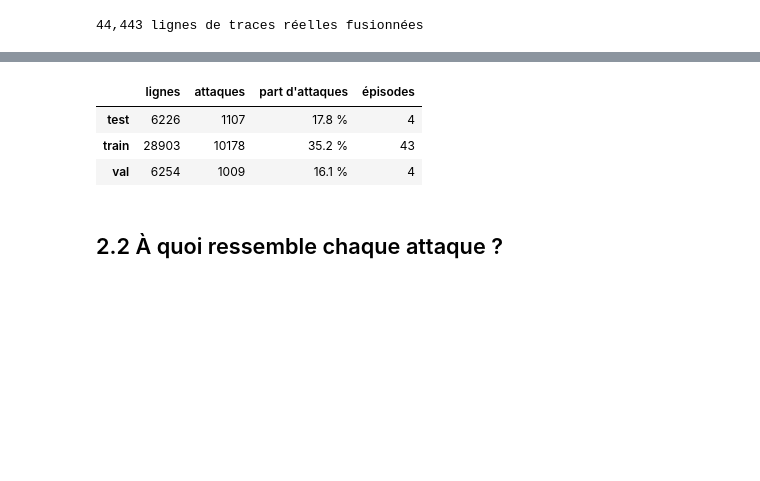
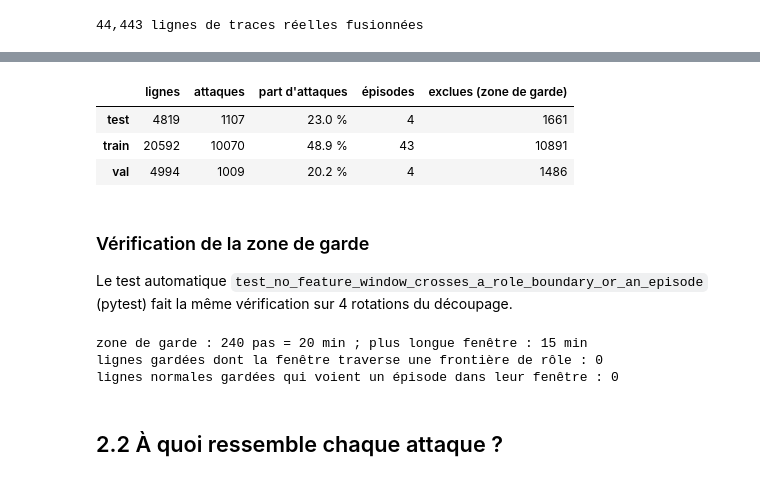
Before and after one commit to meriem135/surveillance-produits-pharmaceutiques, a Jupyter notebook: notebook/transmission/02_injection_attaques.ipynb, the cells around one changed output, grey strips where cells are left out. Drawn from its saved outputs; the diff is of its cells as text; code cells hidden in the pictures; blank space fills up the shorter version.

```diff
--- a/notebook/transmission/02_injection_attaques.ipynb
+++ b/notebook/transmission/02_injection_attaques.ipynb
@@ -99,18 +106,44 @@ plan[["name", "sensor", "kind", "param", "split", "début", "durée (min)"]]
 # %%
 df = tr.inject(base, episodes, rng, run=0)
-# Le découpage train/val/test n'est PLUS stocké dans le dataset : on le recalcule ici
+# Le découpage train/val/test n'est PAS stocké dans le dataset : on le recalcule ici
 # (non aléatoire, 70/15/15, par blocs d'une heure) rien que pour lire le bilan.
 role = tr.block_split(len(df), run=0)
-evalue = ~df["garde"].to_numpy()          # lignes réellement évaluées (hors zone de garde)
+exclu = tr.excluded_rows(df["garde"].to_numpy(), run=0)   # zone de garde : après les épisodes + début de bloc
+evalue = ~exclu
 bilan = df[evalue].groupby(role[evalue])["label"].agg(lignes="size", attaques="sum")
 bilan["part d'attaques"] = (100 * bilan["attaques"] / bilan["lignes"]).round(1).astype(str) + " %"
 bilan["épisodes"] = [sum(e["split"] == r for e in episodes) for r in bilan.index]
+bilan["exclues (zone de garde)"] = [int((exclu & (role == r)).sum()) for r in bilan.index]
 bilan
 # %% [output]
-|  | lignes | attaques | part d'attaques | épisodes |
-| test | 6226 | 1107 | 17.8 % | 4 |
-| train | 28903 | 10178 | 35.2 % | 43 |
-| val | 6254 | 1009 | 16.1 % | 4 |
+|  | lignes | attaques | part d'attaques | épisodes | exclues (zone de garde) |
+| test | 4819 | 1107 | 23.0 % | 4 | 1661 |
+| train | 20592 | 10070 | 48.9 % | 43 | 10891 |
+| val | 4994 | 1009 | 20.2 % | 4 | 1486 |
+# %% [markdown]
+### Vérification de la zone de garde
+
+Le test automatique `test_no_feature_window_crosses_a_role_boundary_or_an_episode` (pytest) fait la même
+vérification sur 4 rotations du découpage.
+# %%
+# Vérification : aucune ligne gardée n'a une fenêtre de 20 min (≥ 15 min de features + 3 min de
+# persistance) qui touche un autre rôle, et aucune ligne normale gardée ne voit un épisode dans sa fenêtre.
+code_role = np.unique(role, return_inverse=True)[1]
+lab = df["label"].to_numpy()
+cum = np.concatenate([[0], np.cumsum(lab)])
+gardees = np.where(evalue)[0]
+gardees = gardees[gardees >= tr.GUARD]
+fenetre_mixte = sum((code_role[t - tr.GUARD + 1:t + 1] != code_role[t]).any() for t in gardees)
+normales = gardees[lab[gardees] == 0]
+voit_attaque = int((cum[normales + 1] - cum[normales + 1 - tr.GUARD] > 0).sum())
+print(f"zone de garde : {tr.GUARD} pas = {tr.GUARD * 5 / 60:.0f} min ; plus longue fenêtre : {tr.W_MAX * 5 / 60:.0f} min")
+print(f"lignes gardées dont la fenêtre traverse une frontière de rôle : {fenetre_mixte}")
+print(f"lignes normales gardées qui voient un épisode dans leur fenêtre : {voit_attaque}")
+assert fenetre_mixte == 0 and voit_attaque == 0
+# %% [output]
+zone de garde : 240 pas = 20 min ; plus longue fenêtre : 15 min
+lignes gardées dont la fenêtre traverse une frontière de rôle : 0
+lignes normales gardées qui voient un épisode dans leur fenêtre : 0
 # %% [markdown]
 ## 2.2 À quoi ressemble chaque attaque ?
 # %%
```
Also changed, not shown: parts of 3 cells of this notebook, 20 other files.
